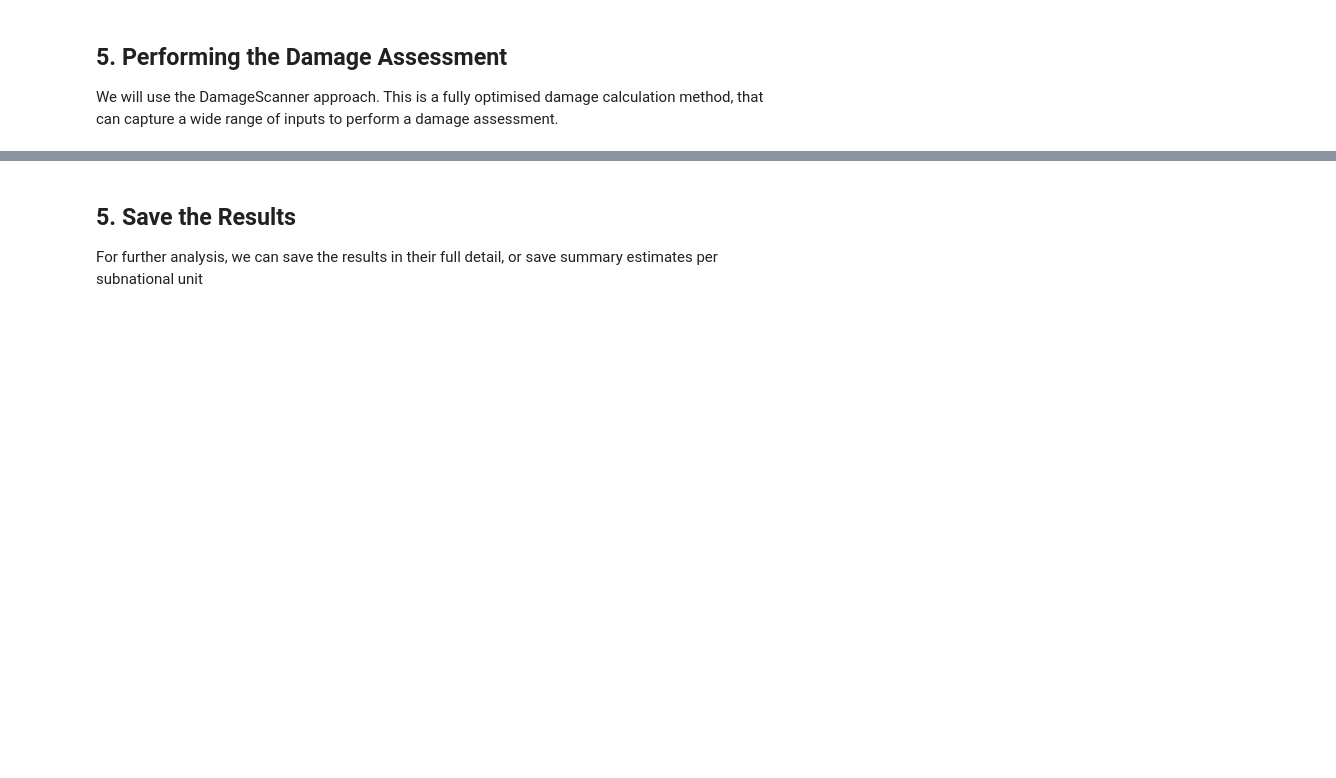
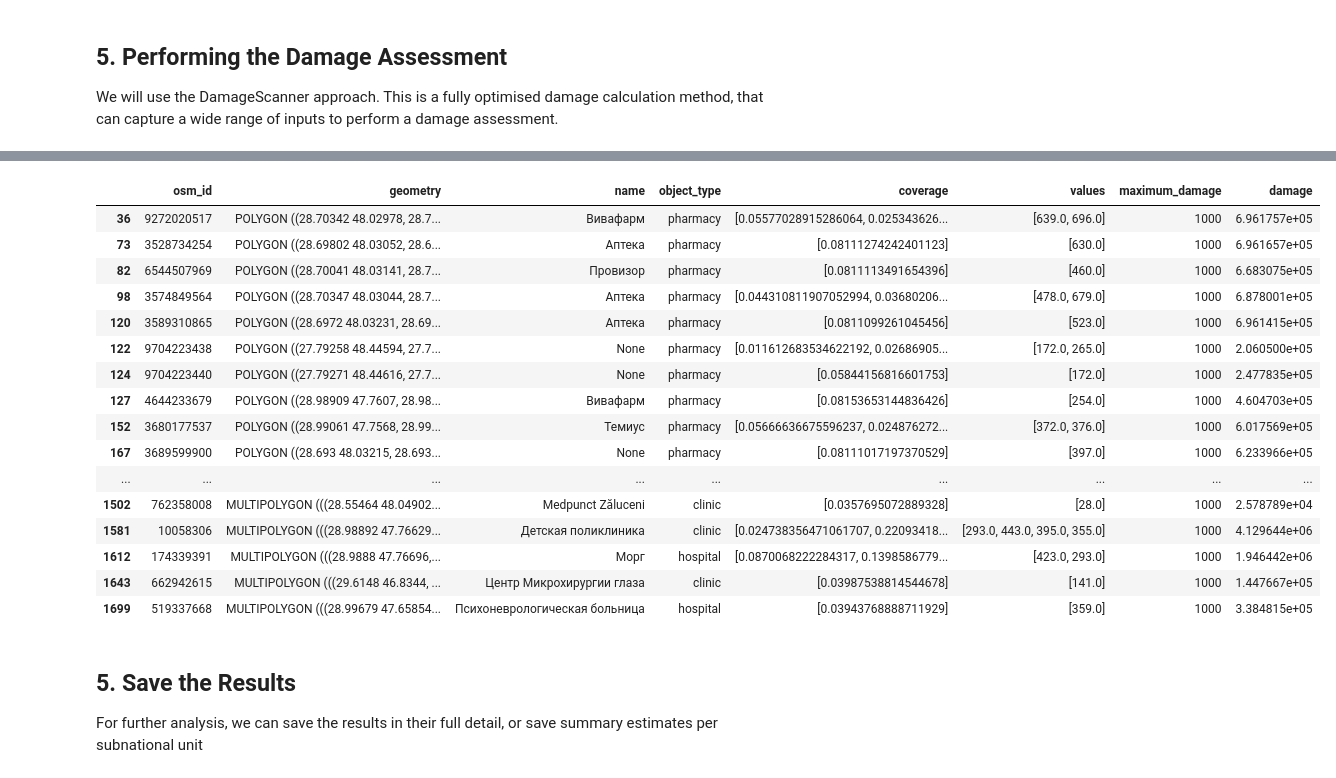
Before and after one commit to VU-IVM/GlobalInfraRisk, a Jupyter notebook: ci/healthcare.ipynb, the cells around one changed output, grey strips where cells are left out. Drawn from its saved outputs; the diff is of its cells as text; code cells hidden in the pictures; blank space fills up the shorter version.

```diff
--- a/ci/healthcare.ipynb
+++ b/ci/healthcare.ipynb
@@ -112,7 +133,10 @@ maxdam_dict = {'clinic' : 1000,
                'doctors' : 1000,
                'pharmacy' : 1000,
                'hospital' : 1000,
-               'alternative' : 1000 }
+               'alternative' : 1000,
+              'physiotherapist': 1000,
+                'rehabilitation': 1000,
+ }
 # %% [markdown]
 To be used in our damage assessment, we convert this to a Pandas DataFrame
 # %%
@@ -136,5 +189,5 @@ sub_types
 # %%
-selected_curves = dict(zip(sub_types,['F21.1','F21.1','F21.2','F21.1','F21.2','F21.3','F21.1']))
+selected_curves = dict(zip(sub_types,['F21.1','F21.1','F21.2','F21.1','F21.2','F21.3','F21.1','F21.1','F21.1']))
 # %% [markdown]
 The next step is to extract the curves from the database, and prepare them for proper usage into our analysis.
 
@@ -201,7 +266,8 @@ list(set(sub_types)-set(square_m2_object_type.index))
 # %% [markdown]
 Now we can add this to our list. Let's use pharmacy as the square_m2 size.
 # %%
-square_m2_object_type.loc['laboratory'] = square_m2_object_type.loc['pharmacy','square_m2']
+square_m2_object_type.loc['alternative'] = square_m2_object_type.loc['pharmacy','square_m2']
+square_m2_object_type.loc['physiotherapist'] = square_m2_object_type.loc['pharmacy','square_m2']
 # %% [markdown]
 And now we can use this to create polygons, using this square meters as the average size for each point.
 # %%
@@ -218,5 +287,23 @@ damage_results = DamageScanner(hazard_country, features, damage_curves, maxdam).
 # %%
-features
+damage_results
+# %% [output]
+|  | osm_id | geometry | name | object_type | coverage | values | maximum_damage | damage |
+| 36 | 9272020517 | POLYGON ((28.70342 48.02978, 28.7... | Вивафарм | pharmacy | [0.05577028915286064, 0.025343626... | [639.0, 696.0] | 1000 | 6.961757e+05 |
+| 73 | 3528734254 | POLYGON ((28.69802 48.03052, 28.6... | Аптека | pharmacy | [0.08111274242401123] | [630.0] | 1000 | 6.961657e+05 |
+| 82 | 6544507969 | POLYGON ((28.70041 48.03141, 28.7... | Провизор | pharmacy | [0.0811113491654396] | [460.0] | 1000 | 6.683075e+05 |
+| 98 | 3574849564 | POLYGON ((28.70347 48.03044, 28.7... | Аптека | pharmacy | [0.044310811907052994, 0.03680206... | [478.0, 679.0] | 1000 | 6.878001e+05 |
+| 120 | 3589310865 | POLYGON ((28.6972 48.03231, 28.69... | Аптека | pharmacy | [0.0811099261045456] | [523.0] | 1000 | 6.961415e+05 |
+| 122 | 9704223438 | POLYGON ((27.79258 48.44594, 27.7... | None | pharmacy | [0.011612683534622192, 0.02686905... | [172.0, 265.0] | 1000 | 2.060500e+05 |
+| 124 | 9704223440 | POLYGON ((27.79271 48.44616, 27.7... | None | pharmacy | [0.05844156816601753] | [172.0] | 1000 | 2.477835e+05 |
+| 127 | 4644233679 | POLYGON ((28.98909 47.7607, 28.98... | Вивафарм | pharmacy | [0.08153653144836426] | [254.0] | 1000 | 4.604703e+05 |
+| 152 | 3680177537 | POLYGON ((28.99061 47.7568, 28.99... | Темиус | pharmacy | [0.05666636675596237, 0.024876272... | [372.0, 376.0] | 1000 | 6.017569e+05 |
+| 167 | 3689599900 | POLYGON ((28.693 48.03215, 28.693... | None | pharmacy | [0.08111017197370529] | [397.0] | 1000 | 6.233966e+05 |
+| ... | ... | ... | ... | ... | ... | ... | ... | ... |
+| 1502 | 762358008 | MULTIPOLYGON (((28.55464 48.04902... | Medpunct Zăluceni | clinic | [0.0357695072889328] | [28.0] | 1000 | 2.578789e+04 |
+| 1581 | 10058306 | MULTIPOLYGON (((28.98892 47.76629... | Детская поликлиника | clinic | [0.024738356471061707, 0.22093418... | [293.0, 443.0, 395.0, 355.0] | 1000 | 4.129644e+06 |
+| 1612 | 174339391 | MULTIPOLYGON (((28.9888 47.76696,... | Морг | hospital | [0.0870068222284317, 0.1398586779... | [423.0, 293.0] | 1000 | 1.946442e+06 |
+| 1643 | 662942615 | MULTIPOLYGON (((29.6148 46.8344, ... | Центр Микрохирургии глаза | clinic | [0.03987538814544678] | [141.0] | 1000 | 1.447667e+05 |
+| 1699 | 519337668 | MULTIPOLYGON (((28.99679 47.65854... | Психоневрологическая больница | hospital | [0.03943768888711929] | [359.0] | 1000 | 3.384815e+05 |
 # %% [markdown]
 ## 5. Save the Results
 For further analysis, we can save the results in their full detail, or save summary estimates per subnational unit
```
Also changed, not shown: parts of 14 cells of this notebook, 3 other files.
